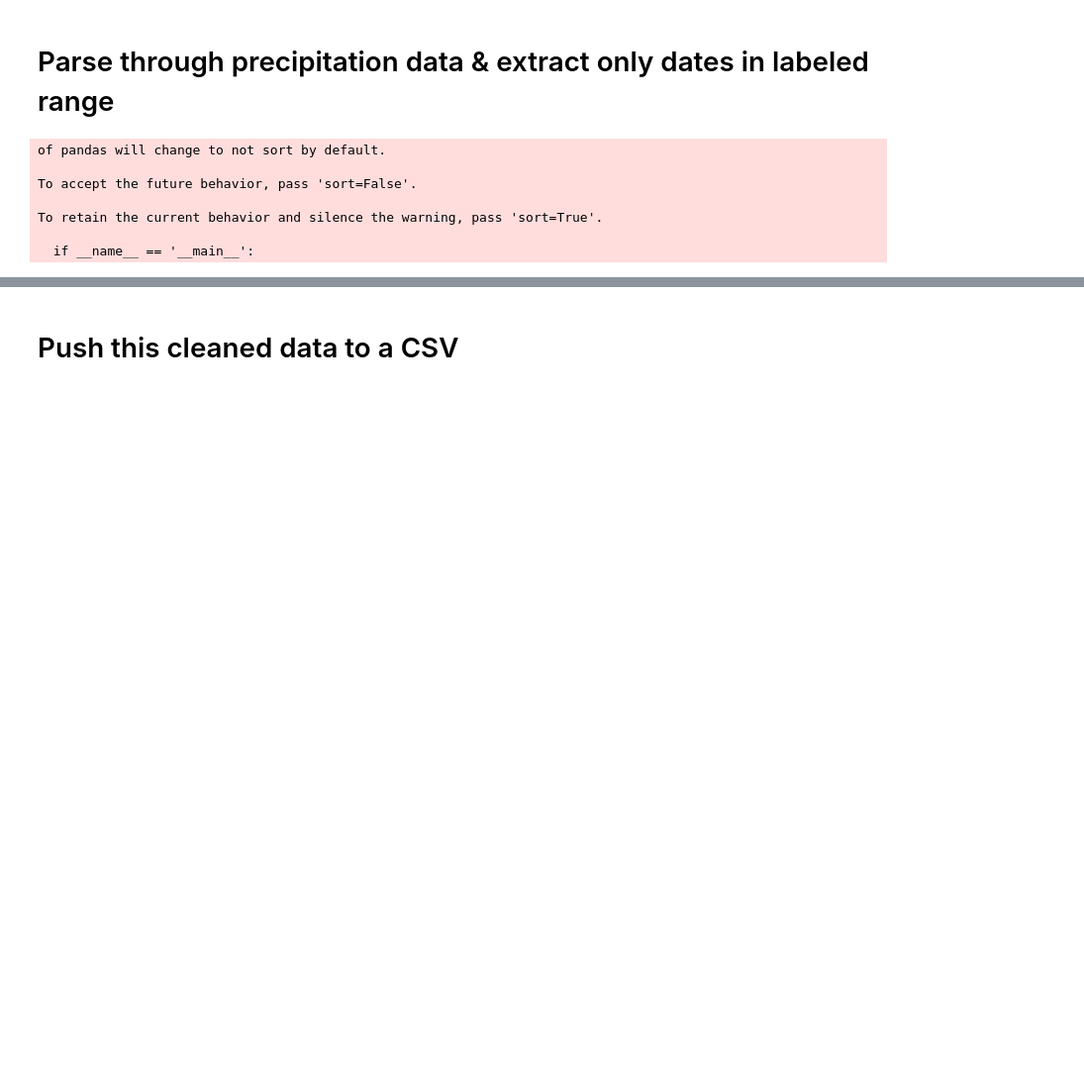
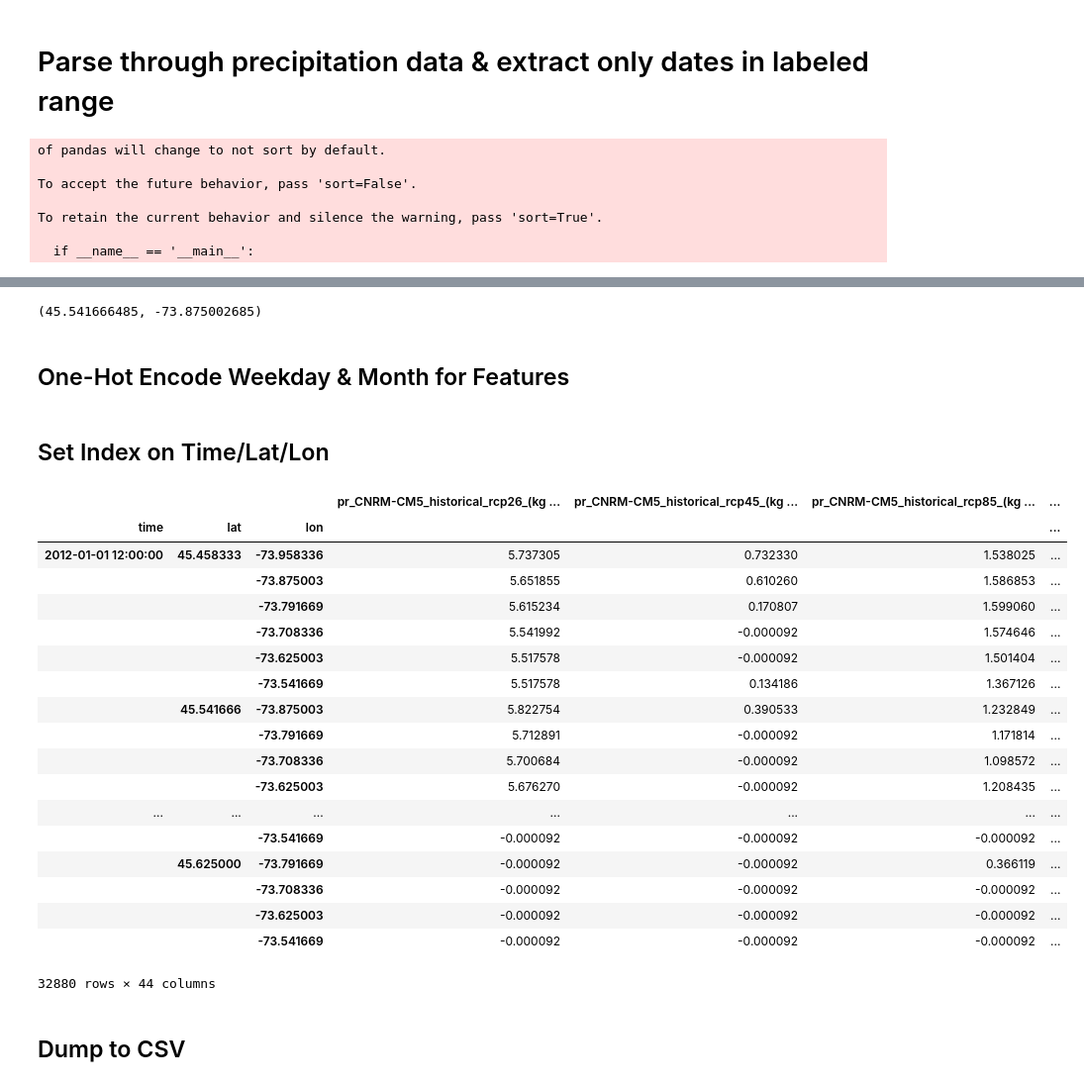
Before and after one commit to oliverfoster27/MilaClimateChangeHackathon2019, a Jupyter notebook: Clean Data.ipynb, the cells around one changed output, grey strips where cells are left out. Shown: that part at 99% size. Drawn from its saved outputs; the diff is of its cells as text; code cells hidden in the pictures; blank space fills up the shorter version.

```diff
--- a/Clean Data.ipynb
+++ b/Clean Data.ipynb
@@ -24,0 +27,5 @@ To retain the current behavior and silence the warning, pass 'sort=True'.
+# %%
+# Add column Grid to keep track of what grid the data is from
+df['Grid'] = df['lat'].astype('str') + '|' + df['lon'].astype('str')
+# One-Hot Encode Grid to use as feature later
+df = pd.concat([df, pd.get_dummies(df['Grid'], prefix='GRID', drop_first=True)], axis=1)
@@ -25,3 +43,46 @@ To retain the current behavior and silence the warning, pass 'sort=True'.
+# %%
+grid_data = []
+for grid in np.unique(df['Grid']):
+    lat, lon = grid.split('|')
+    lat, lon = float(lat), float(lon)
+    grid_data.append(np.array([lat, lon]))
+point = np.array([45.5, -73.9])
+closest_grid(point, grid_data)
+# %% [output]
+(45.541666485, -73.875002685)
+# %% [markdown]
+## One-Hot Encode Weekday & Month for Features
+# %%
+df['Weekday'] = df.index.weekday
+df = pd.concat([df.drop(['Weekday'], axis=1), pd.get_dummies(df['Weekday'], prefix='WEEKDAY', drop_first=True)], axis=1)
+
+df['Month'] = df.index.month
+df = pd.concat([df.drop(['Month'], axis=1), pd.get_dummies(df['Month'], prefix='MONTH', drop_first=True)], axis=1)
+# %% [markdown]
+## Set Index on Time/Lat/Lon
+# %%
+df = df.reset_index()
+df.sort_values(['time', 'lat', 'lon']).set_index(['time','lat', 'lon'])
+# %% [output]
+|  |  |  | pr_CNRM-CM5_historical_rcp26_(kg ... | pr_CNRM-CM5_historical_rcp45_(kg ... | pr_CNRM-CM5_historical_rcp85_(kg ... | ... |
+| time | lat | lon |  |  |  | ... |
+| 2012-01-01 12:00:00 | 45.458333 | -73.958336 | 5.737305 | 0.732330 | 1.538025 | ... |
+|  |  | -73.875003 | 5.651855 | 0.610260 | 1.586853 | ... |
+|  |  | -73.791669 | 5.615234 | 0.170807 | 1.599060 | ... |
+|  |  | -73.708336 | 5.541992 | -0.000092 | 1.574646 | ... |
+|  |  | -73.625003 | 5.517578 | -0.000092 | 1.501404 | ... |
+|  |  | -73.541669 | 5.517578 | 0.134186 | 1.367126 | ... |
+|  | 45.541666 | -73.875003 | 5.822754 | 0.390533 | 1.232849 | ... |
+|  |  | -73.791669 | 5.712891 | -0.000092 | 1.171814 | ... |
+|  |  | -73.708336 | 5.700684 | -0.000092 | 1.098572 | ... |
+|  |  | -73.625003 | 5.676270 | -0.000092 | 1.208435 | ... |
+| ... | ... | ... | ... | ... | ... | ... |
+|  |  | -73.541669 | -0.000092 | -0.000092 | -0.000092 | ... |
+|  | 45.625000 | -73.791669 | -0.000092 | -0.000092 | 0.366119 | ... |
+|  |  | -73.708336 | -0.000092 | -0.000092 | -0.000092 | ... |
+|  |  | -73.625003 | -0.000092 | -0.000092 | -0.000092 | ... |
+|  |  | -73.541669 | -0.000092 | -0.000092 | -0.000092 | ... |
+32880 rows × 44 columns
 # %% [markdown]
-# Push this cleaned data to a CSV
+## Dump to CSV
 # %%
```
Also changed, not shown: parts of 4 cells of this notebook, 1 other file.
